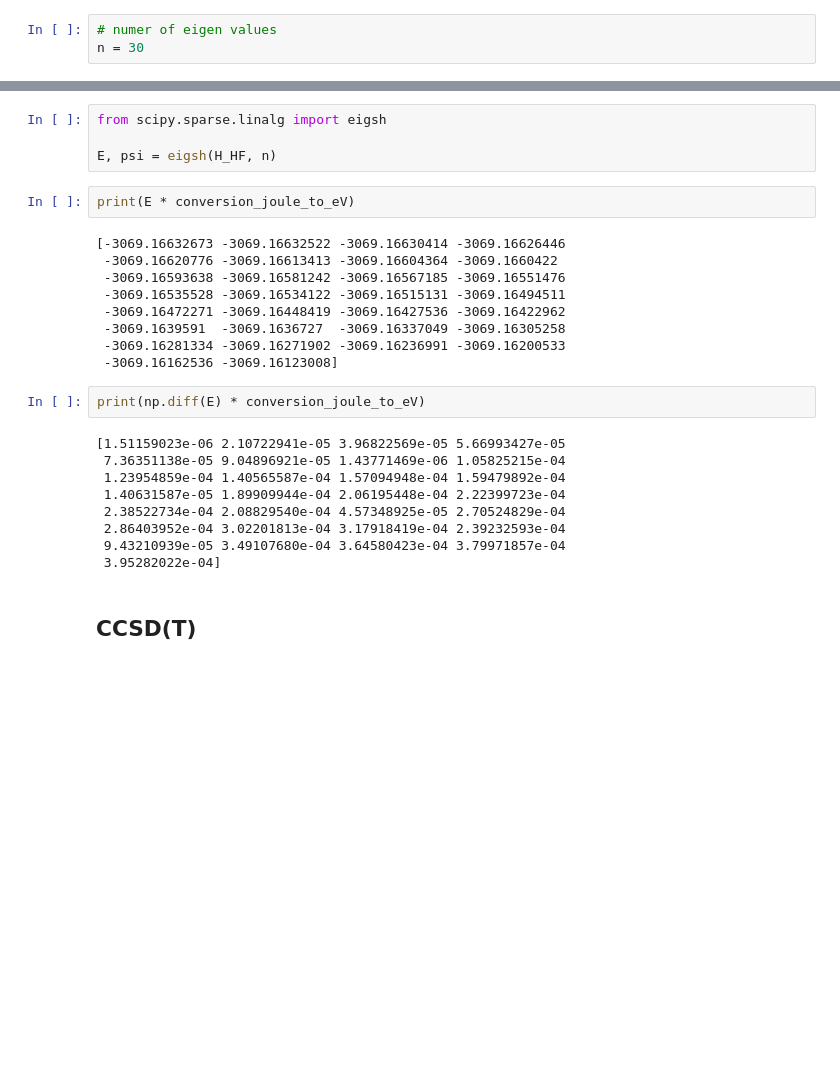
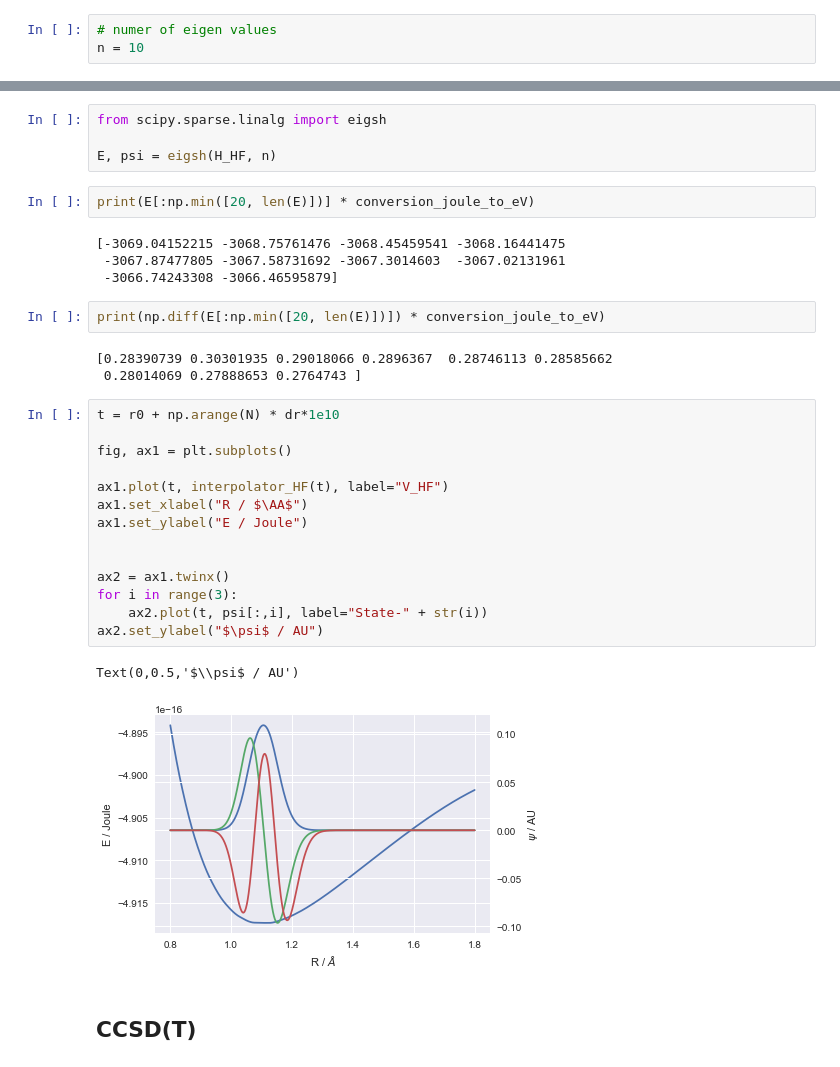
Before and after one commit to jcartus/TMSoCM, a Jupyter notebook: TaskD/FiniteDifferences.ipynb, the cells around one changed output, grey strips where cells are left out. Drawn from its saved outputs; the diff is of its cells as text; blank space fills up the shorter version.

```diff
--- a/TaskD/FiniteDifferences.ipynb
+++ b/TaskD/FiniteDifferences.ipynb
@@ -131,7 +136,7 @@ Eigenvalueproblem: $\hat{H} |\psi\rangle = E |\psi\rangle$
 Finite differences: $\psi = \{\psi_1, \psi_2, \ldots, \psi_n\}$
 # %%
 # numer of eigen values
-n = 30
+n = 10
 # %%
 from scipy.constants import physical_constants
 conversion_joule_to_eV = 1 / physical_constants["electron volt"][0]
@@ -142,27 +147,33 @@ from scipy.sparse.linalg import eigsh
 
 E, psi = eigsh(H_HF, n)
 # %%
-print(E * conversion_joule_to_eV)
+print(E[:np.min([20, len(E)])] * conversion_joule_to_eV)
 # %% [output]
-[-3069.16632673 -3069.16632522 -3069.16630414 -3069.16626446
- -3069.16620776 -3069.16613413 -3069.16604364 -3069.1660422
- -3069.16593638 -3069.16581242 -3069.16567185 -3069.16551476
- -3069.16535528 -3069.16534122 -3069.16515131 -3069.16494511
- -3069.16472271 -3069.16448419 -3069.16427536 -3069.16422962
- -3069.1639591  -3069.1636727  -3069.16337049 -3069.16305258
- -3069.16281334 -3069.16271902 -3069.16236991 -3069.16200533
- -3069.16162536 -3069.16123008]
+[-3069.04152215 -3068.75761476 -3068.45459541 -3068.16441475
+ -3067.87477805 -3067.58731692 -3067.3014603  -3067.02131961
+ -3066.74243308 -3066.46595879]
 # %%
-print(np.diff(E) * conversion_joule_to_eV)
+print(np.diff(E[:np.min([20, len(E)])]) * conversion_joule_to_eV)
 # %% [output]
-[1.51159023e-06 2.10722941e-05 3.96822569e-05 5.66993427e-05
- 7.36351138e-05 9.04896921e-05 1.43771469e-06 1.05825215e-04
- 1.23954859e-04 1.40565587e-04 1.57094948e-04 1.59479892e-04
- 1.40631587e-05 1.89909944e-04 2.06195448e-04 2.22399723e-04
- 2.38522734e-04 2.08829540e-04 4.57348925e-05 2.70524829e-04
- 2.86403952e-04 3.02201813e-04 3.17918419e-04 2.39232593e-04
- 9.43210939e-05 3.49107680e-04 3.64580423e-04 3.79971857e-04
- 3.95282022e-04]
+[0.28390739 0.30301935 0.29018066 0.2896367  0.28746113 0.28585662
+ 0.28014069 0.27888653 0.2764743 ]
+# %%
+t = r0 + np.arange(N) * dr*1e10
+
+fig, ax1 = plt.subplots()
+
+ax1.plot(t, interpolator_HF(t), label="V_HF")
+ax1.set_xlabel("R / $\AA$")
+ax1.set_ylabel("E / Joule")
+
+
+ax2 = ax1.twinx()
+for i in range(3):
+    ax2.plot(t, psi[:,i], label="State-" + str(i))
+ax2.set_ylabel("$\psi$ / AU")
+# %% [output]
+Text(0,0.5,'$\\psi$ / AU')
+[figure, added]
 # %% [markdown]
 ## CCSD(T)
 # %%
```
Also changed, not shown: parts of 11 cells of this notebook.
